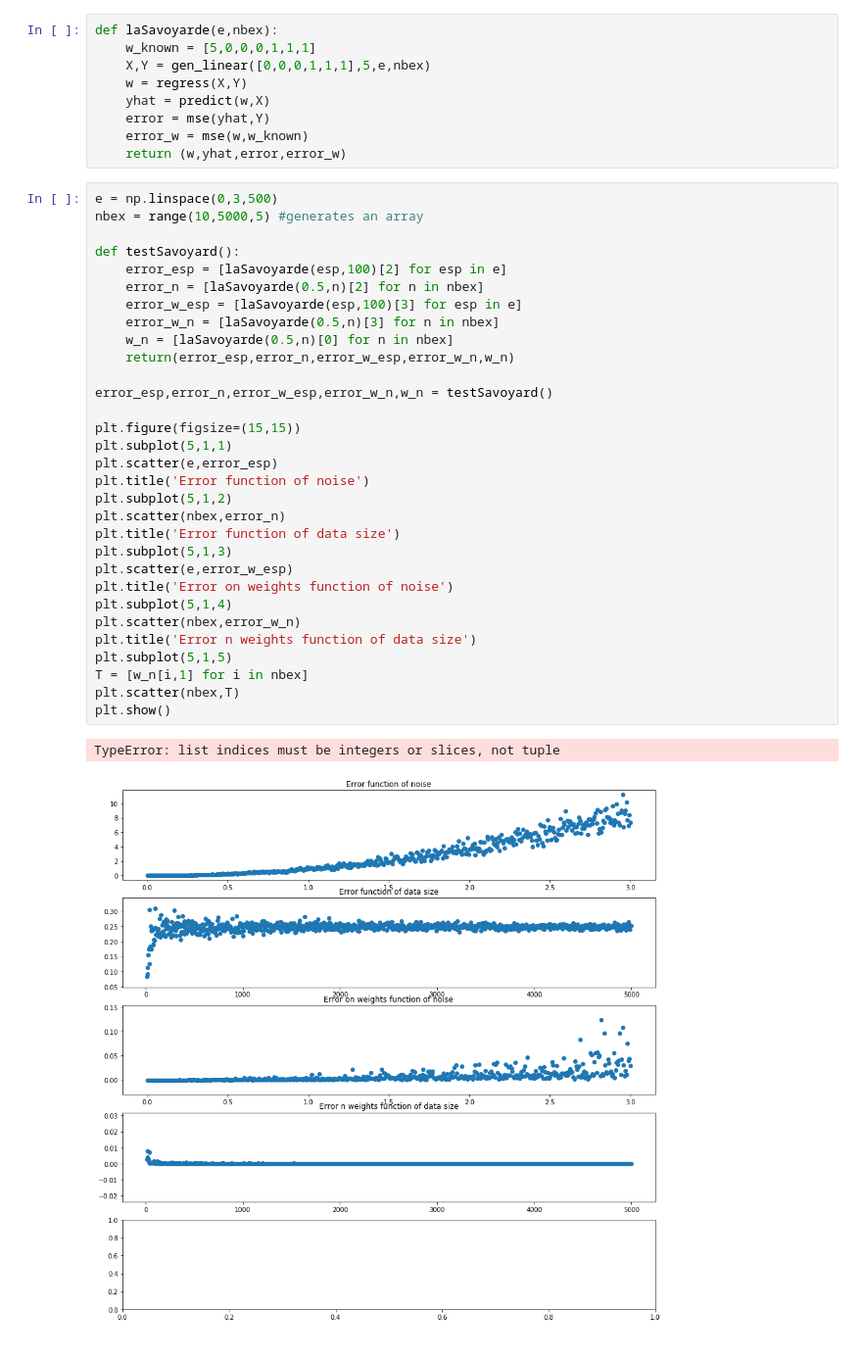
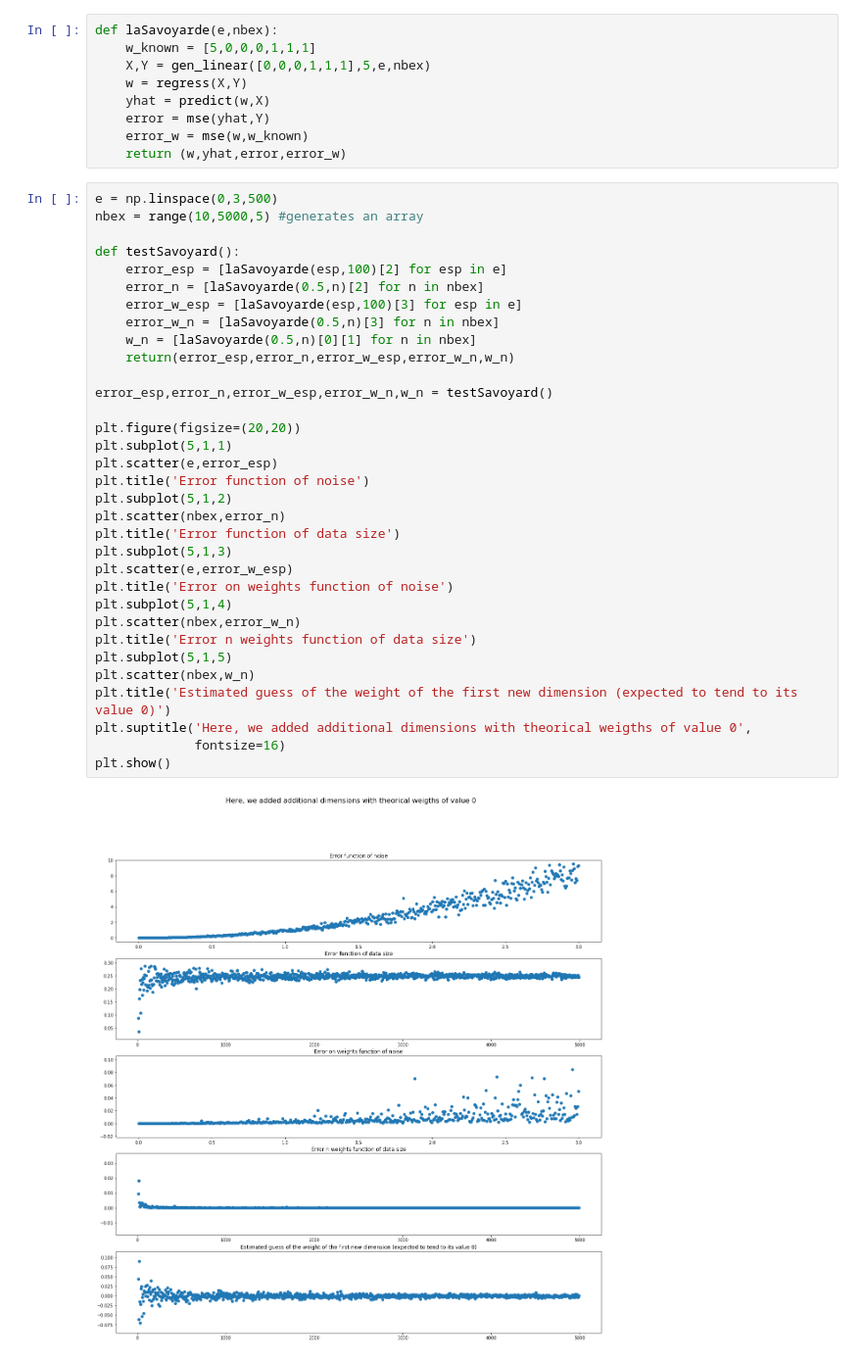
Before and after one commit to Diiso/machine_learning, a Jupyter notebook: tp1/tp1.ipynb, the cells around one changed output. Shown: that part at 98% size. Saved outputs shown, nothing was run; the diff lists cells and outputs as text.

```diff
--- a/tp1/tp1.ipynb
+++ b/tp1/tp1.ipynb
@@ -140,34 +152,35 @@ def laSavoyarde(e,nbex):
 # %%
 e = np.linspace(0,3,500)
 nbex = range(10,5000,5) #generates an array
 
 def testSavoyard():
     error_esp = [laSavoyarde(esp,100)[2] for esp in e]
     error_n = [laSavoyarde(0.5,n)[2] for n in nbex]
     error_w_esp = [laSavoyarde(esp,100)[3] for esp in e]
     error_w_n = [laSavoyarde(0.5,n)[3] for n in nbex]
-    w_n = [laSavoyarde(0.5,n)[0] for n in nbex]
+    w_n = [laSavoyarde(0.5,n)[0][1] for n in nbex]
     return(error_esp,error_n,error_w_esp,error_w_n,w_n)
 
 error_esp,error_n,error_w_esp,error_w_n,w_n = testSavoyard()
 
-plt.figure(figsize=(15,15))
+plt.figure(figsize=(20,20))
 plt.subplot(5,1,1)
 plt.scatter(e,error_esp)
 plt.title('Error function of noise')
 plt.subplot(5,1,2)
 plt.scatter(nbex,error_n)
 plt.title('Error function of data size')
 plt.subplot(5,1,3)
 plt.scatter(e,error_w_esp)
 plt.title('Error on weights function of noise')
 plt.subplot(5,1,4)
 plt.scatter(nbex,error_w_n)
 plt.title('Error n weights function of data size')
 plt.subplot(5,1,5)
-T = [w_n[i,1] for i in nbex]
-plt.scatter(nbex,T)
+plt.scatter(nbex,w_n)
+plt.title('Estimated guess of the weight of the first new dimension (expected to tend to its value 0)')
+plt.suptitle('Here, we added additional dimensions with theorical weigths of value 0',
+             fontsize=16)
 plt.show()
 # %% [output]
-TypeError: list indices must be integers or slices, not tuple
-[figure, old version]
+[figure, new version]
```
Also changed, not shown: parts of 65 cells of this notebook, 5 other files.
